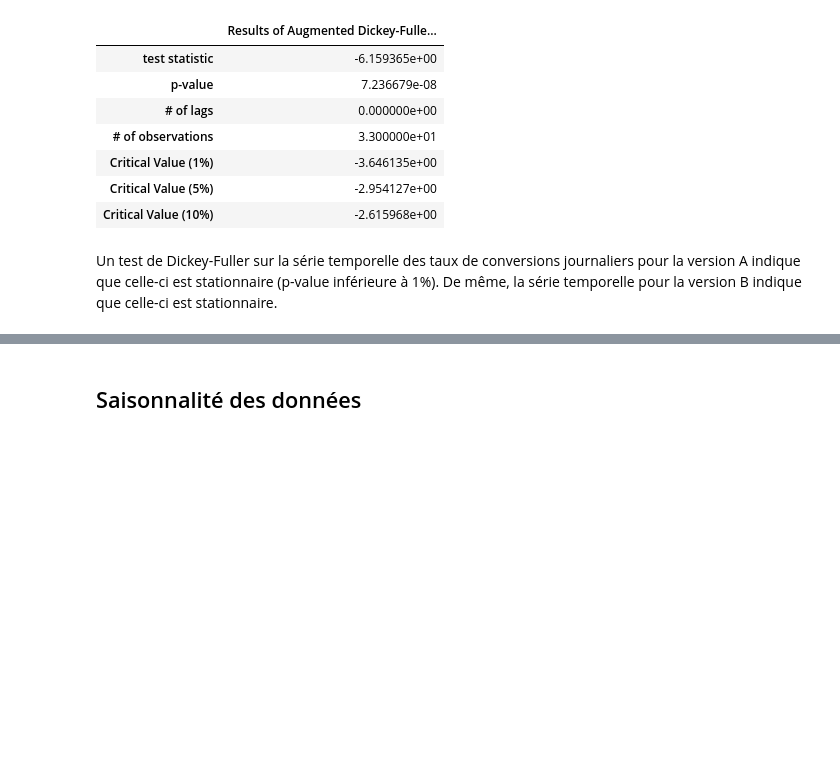
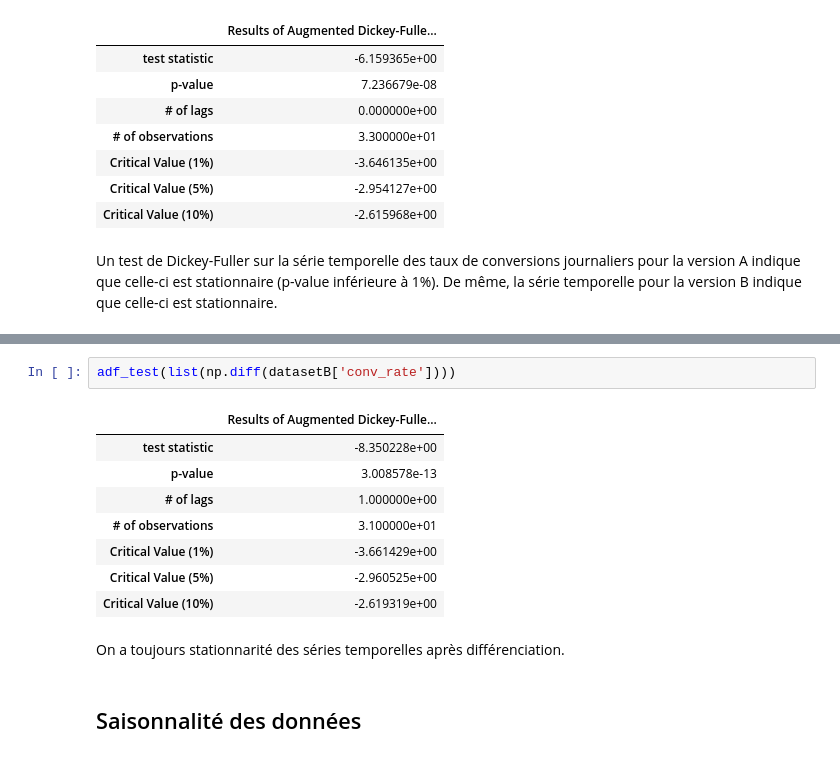
Before and after one commit to mariondechallens/1000mercis, a Jupyter notebook: Analyses/annonceur2_campaign1_page_visite_produit.ipynb, the cells around one changed output, grey strips where cells are left out. Saved outputs shown, nothing was run; the diff lists cells and outputs as text; blank space fills up the shorter version.

Commit message:
Ajout différenciation & stationnarité
Stationnarité post-différenciation (même si pas besoin en vrai)

```diff
--- a/Analyses/annonceur2_campaign1_page_visite_produit.ipynb
+++ b/Analyses/annonceur2_campaign1_page_visite_produit.ipynb
@@ -95,3 +106,16 @@ Un test de Dickey-Fuller sur la série temporelle des taux de conversions journa
+# %%
+adf_test(list(np.diff(datasetB['conv_rate'])))
+# %% [output]
+|  | Results of Augmented Dickey-Fulle... |
+| test statistic | -8.350228e+00 |
+| p-value | 3.008578e-13 |
+| # of lags | 1.000000e+00 |
+| # of observations | 3.100000e+01 |
+| Critical Value (1%) | -3.661429e+00 |
+| Critical Value (5%) | -2.960525e+00 |
+| Critical Value (10%) | -2.619319e+00 |
+# %% [markdown]
+On a toujours stationnarité des séries temporelles après différenciation.
 # %% [markdown]
 ## Saisonnalité des données
 # %% [markdown]
```
Also changed, not shown: parts of 1 cell of this notebook, 1 other file.
